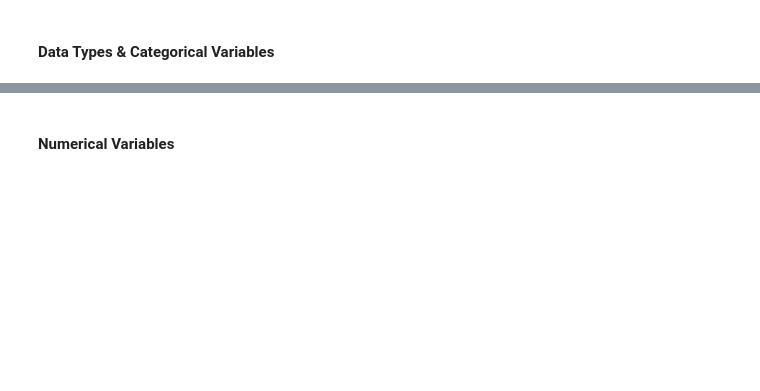
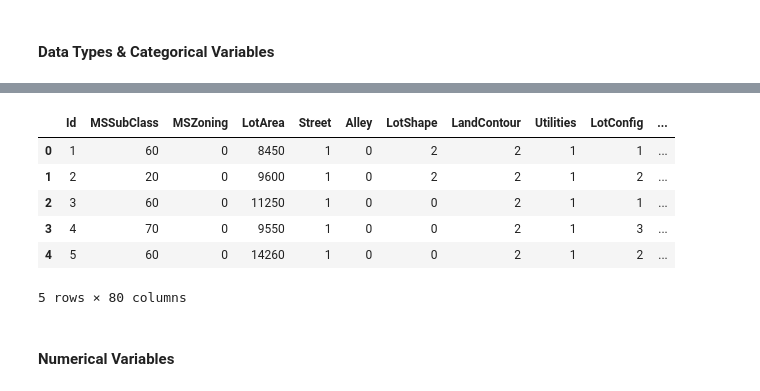
Before and after one commit to ncjanardhan-outlook/ncjpersonal, a Jupyter notebook: Advanced Regression Assignment/Advanced Regression Assignment Soln.ipynb, the cells around one changed output, grey strips where cells are left out. Cells and saved outputs as stored; diff of their text form; code cells hidden in the pictures; blank space fills up the shorter version.

```diff
--- a/Advanced Regression Assignment/Advanced Regression Assignment Soln.ipynb
+++ b/Advanced Regression Assignment/Advanced Regression Assignment Soln.ipynb
@@ -101,2 +231,10 @@ categorical_types = dfColTypes[dfColTypes['datatype'] == 'object']['name']
 # %%
-dfHousing.shape
+dfHousing.head()
+# %% [output]
+|  | Id | MSSubClass | MSZoning | LotArea | Street | Alley | LotShape | LandContour | Utilities | LotConfig | ... |
+| 0 | 1 | 60 | 0 | 8450 | 1 | 0 | 2 | 2 | 1 | 1 | ... |
+| 1 | 2 | 20 | 0 | 9600 | 1 | 0 | 2 | 2 | 1 | 2 | ... |
+| 2 | 3 | 60 | 0 | 11250 | 1 | 0 | 0 | 2 | 1 | 1 | ... |
+| 3 | 4 | 70 | 0 | 9550 | 1 | 0 | 0 | 2 | 1 | 3 | ... |
+| 4 | 5 | 60 | 0 | 14260 | 1 | 0 | 0 | 2 | 1 | 2 | ... |
+5 rows × 80 columns
```
Also changed, not shown: parts of 35 cells of this notebook.
